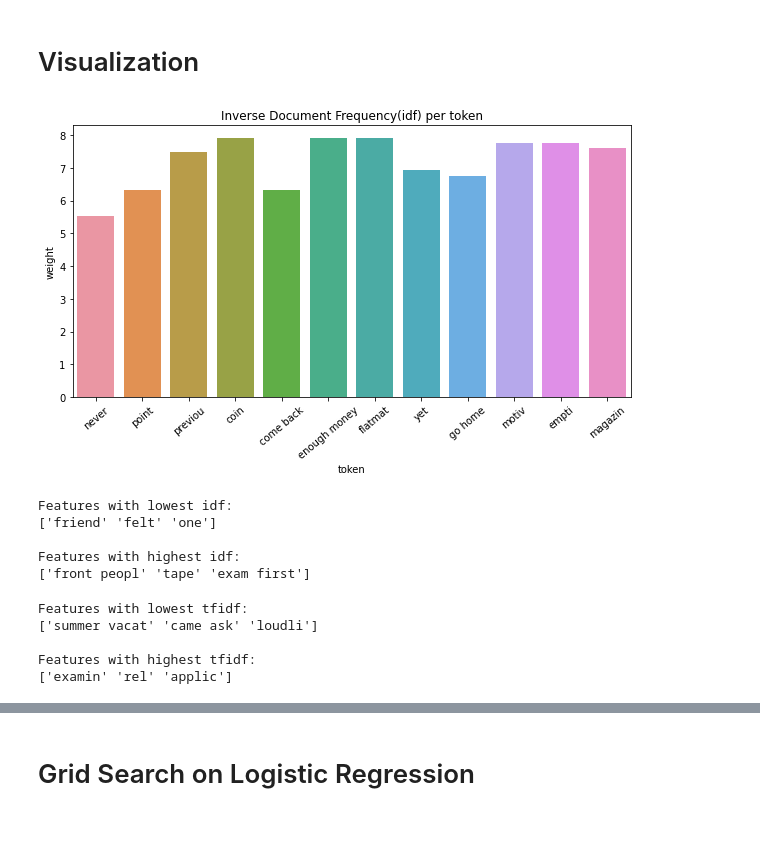
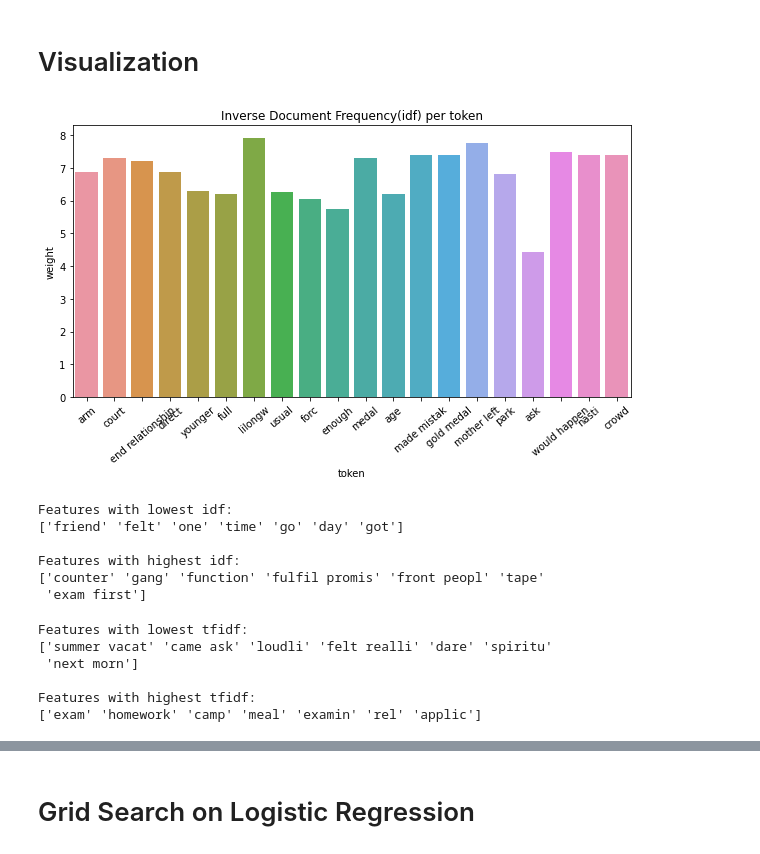
Before and after one commit to sthamamta/Emotion-Detection-and-Recognition, a Jupyter notebook: Logistic Regression For Emotion Detection.ipynb, the cells around one changed output, grey strips where cells are left out. Drawn from its saved outputs; the diff is of its cells as text; code cells hidden in the pictures; blank space fills up the shorter version.

```diff
--- a/Logistic Regression For Emotion Detection.ipynb
+++ b/Logistic Regression For Emotion Detection.ipynb
@@ -305,35 +313,36 @@ pickle.dump(tfvec_p, open("features/features.pkl", "wb"))
 # %%
 idf = tfvec_p.idf_
 rr = dict(zip(tfvec_p.get_feature_names(), idf))
 
 token_weight = pd.DataFrame.from_dict(rr, orient='index').reset_index()
 token_weight.columns=('token','weight')
 token_weight = token_weight.sort_values(by='weight', ascending=False)
 token_weight
-token_weight_sample = token_weight.sample(n=12)
+token_weight_sample = token_weight.sample(n=20)
 
 sns.barplot(x='token', y='weight', data=token_weight_sample)
 plt.title("Inverse Document Frequency(idf) per token")
 fig=plt.gcf()
 fig.set_size_inches(10,5)
 plt.xticks(rotation=40)
 plt.show()
 # %% [output]
-[figure, old version]
+[figure, new version]
 # %%
 # get feature names
 feature_names = np.array(tfvec_p.get_feature_names())
 sorted_by_idf = np.argsort(tfvec_p.idf_)
 print("Features with lowest idf:\n{}".format(
-       feature_names[sorted_by_idf[:3]]))
+       feature_names[sorted_by_idf[:7]]))
 print("\nFeatures with highest idf:\n{}".format(
-       feature_names[sorted_by_idf[-3:]]))
+       feature_names[sorted_by_idf[-7:]]))
 # %% [output]
 Features with lowest idf:
-['friend' 'felt' 'one']
+['friend' 'felt' 'one' 'time' 'go' 'day' 'got']
 
 Features with highest idf:
-['front peopl' 'tape' 'exam first']
+['counter' 'gang' 'function' 'fulfil promis' 'front peopl' 'tape'
+ 'exam first']
 # %%
 
 # find maximum value for each of the features over all of dataset:
@@ -343,16 +352,17 @@ max_val = X_train_tfvec_p.max(axis=0).toarray().ravel()
 sort_by_tfidf = max_val.argsort()
 
 print("Features with lowest tfidf:\n{}".format(
-      feature_names[sort_by_tfidf[:3]]))
+      feature_names[sort_by_tfidf[:7]]))
 
 print("\nFeatures with highest tfidf: \n{}".format(
-      feature_names[sort_by_tfidf[-3:]]))
+      feature_names[sort_by_tfidf[-7:]]))
 # %% [output]
 Features with lowest tfidf:
-['summer vacat' 'came ask' 'loudli']
+['summer vacat' 'came ask' 'loudli' 'felt realli' 'dare' 'spiritu'
+ 'next morn']
 
 Features with highest tfidf:
-['examin' 'rel' 'applic']
+['exam' 'homework' 'camp' 'meal' 'examin' 'rel' 'applic']
 # %%
 from wordcloud import WordCloud, STOPWORDS
 
```
Also changed, not shown: parts of 14 cells of this notebook, 2 other files.
